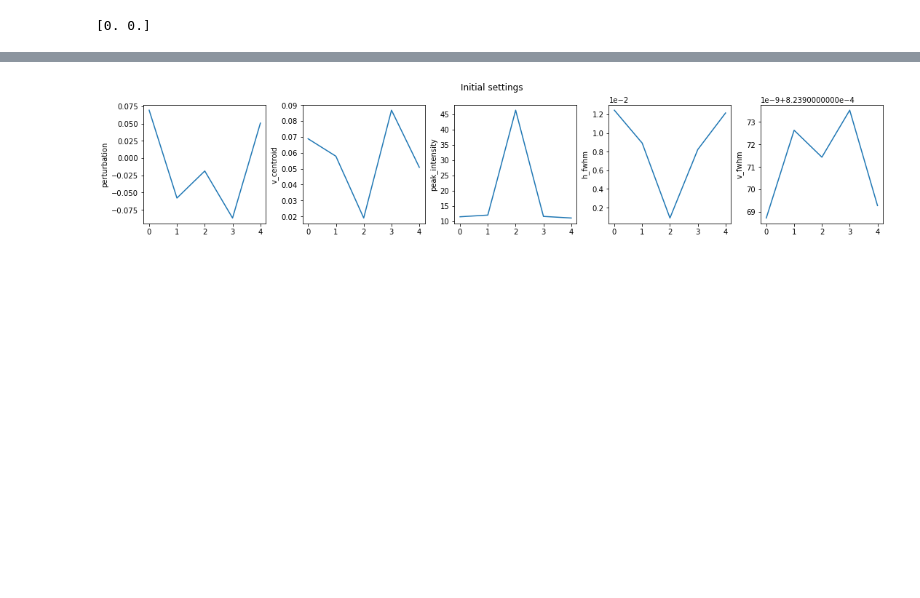
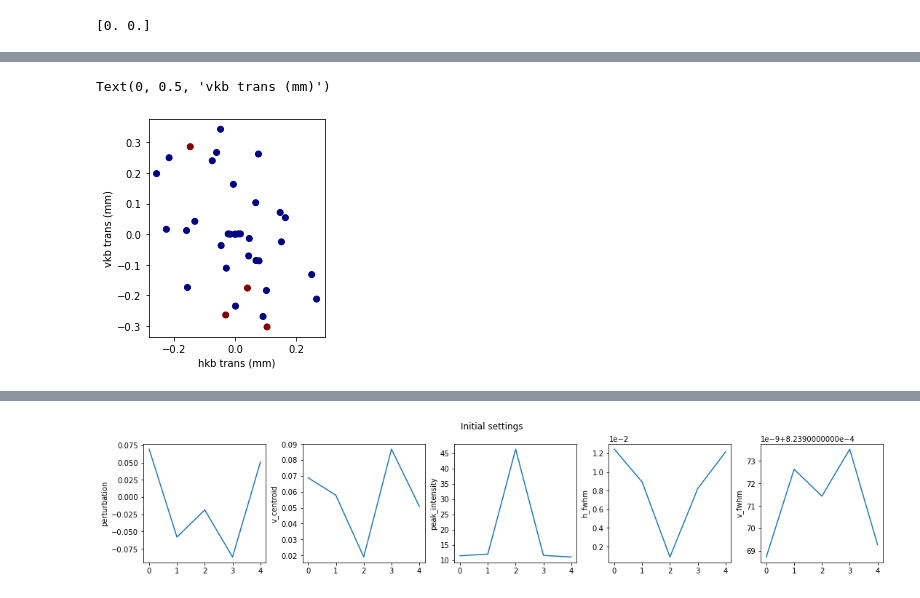
Before and after one commit to AI-ML-at-APS/AI-ML_Control_System, a Jupyter notebook: work_directory/jupyter/gp_discrete/hkb_4_vkb_4.ipynb, the cells around one changed output, grey strips where cells are left out. Cells and saved outputs as stored; diff of their text form; code cells hidden in the pictures; blank space fills up the shorter version.

```diff
--- a/work_directory/jupyter/gp_discrete/hkb_4_vkb_4.ipynb
+++ b/work_directory/jupyter/gp_discrete/hkb_4_vkb_4.ipynb
@@ -172,0 +255,2 @@ initial guess is [-0.08437478753603092, 0.0647160628677298]
+# %%
+norm3 = Normalize()(skopt_losses[1]) / 2
@@ -172,0 +259,10 @@ initial guess is [-0.08437478753603092, 0.0647160628677298]
+# %%
+plt.scatter(*np.array(skopt_mots[1]).T, c=norm3, cmap='jet')#'r', alpha=norm3)#(np.clip(skopt_losses[1], a_min=0, a_max=1)))
+#plt.scatter(*np.array(scipy_mots[1]).T, c=norm4, cmap='jet')#'b', alpha=norm2)#(1-np.array(scipy_losses[1])))
+#plt.colorbar()
+plt.gca().set_aspect('equal')
+plt.xlabel(r'hkb trans (mm)')
+plt.ylabel('vkb trans (mm)')
+# %% [output]
+Text(0, 0.5, 'vkb trans (mm)')
+[figure, added]
```
Also changed, not shown: parts of 12 cells of this notebook, 6 other files.
